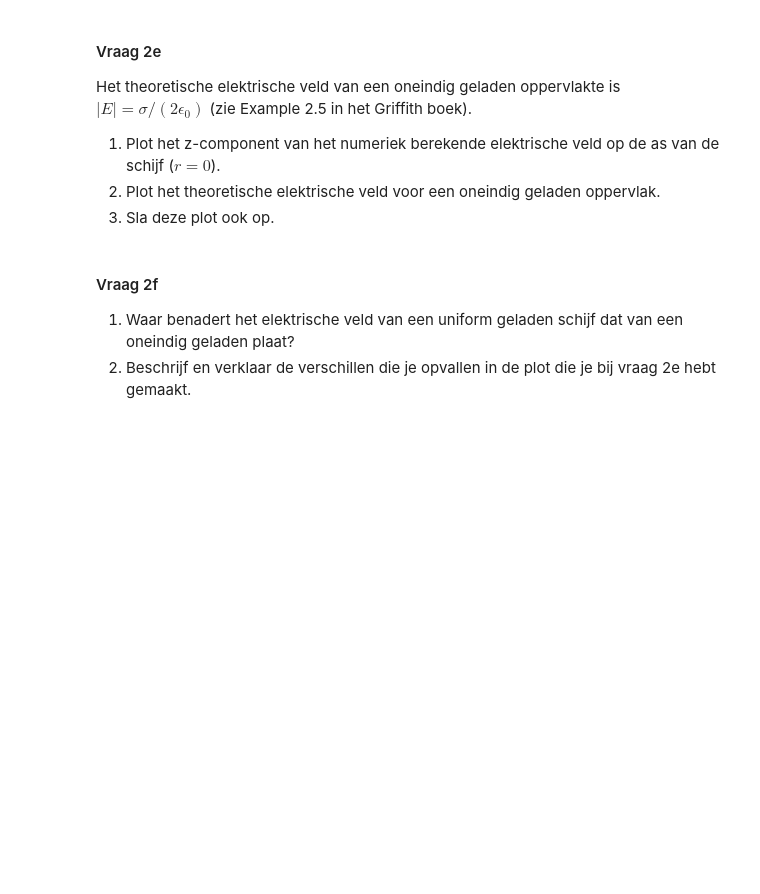
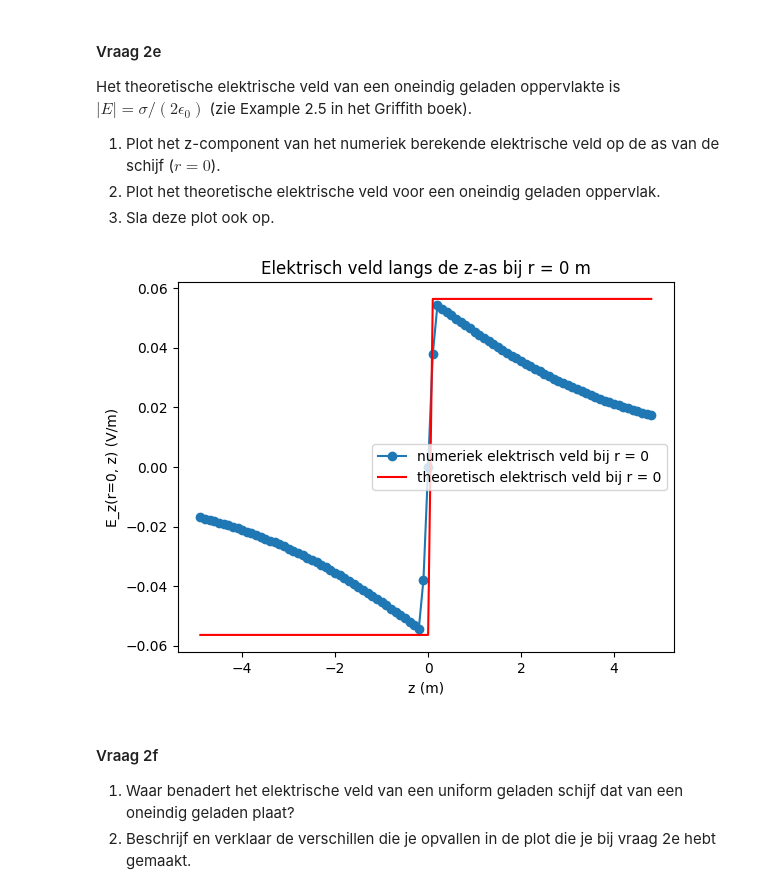
Before and after one commit to Ikbenjamin07/opdrachten-DEF-D, a Jupyter notebook: DigitaleOntwerpopdrachten/1CondensatorOpdracht/CondensatorOntwerpopdracht.ipynb, the cells around one changed output. Drawn from its saved outputs; the diff is of its cells as text; code cells hidden in the pictures; blank space fills up the shorter version.

```diff
--- a/DigitaleOntwerpopdrachten/1CondensatorOpdracht/CondensatorOntwerpopdracht.ipynb
+++ b/DigitaleOntwerpopdrachten/1CondensatorOpdracht/CondensatorOntwerpopdracht.ipynb
@@ -258,7 +278,22 @@ Het theoretische elektrische veld van een oneindig geladen oppervlakte is $|E| =
 # %%
 ###
 ###Hier jouw code###
 ###
+idx_r_zero = np.where(abs(r) < 1e-10)[0]
+
+E_theory = sigma / (2 * epsilon0)
+E_theory_curve = E_theory * np.sign(z_for_E)
+
+plt.figure()
+plt.plot(z_for_E, Ez[:, idx_r_zero], "o-", label='numeriek elektrisch veld bij r = 0')
+plt.plot(z_for_E, E_theory_curve, "r-", label='theoretisch elektrisch veld bij r = 0')
+plt.xlabel('z (m)')
+plt.ylabel('E_z(r=0, z) (V/m)')
+plt.title('Elektrisch veld langs de z-as bij r = 0 m')
+plt.legend()
+plt.show()
+# %% [output]
+[figure, added]
 # %% [markdown]
 #### Vraag 2f
 1. Waar benadert het elektrische veld van een uniform geladen schijf dat van een oneindig geladen plaat?
```
Also changed, not shown: parts of 11 cells of this notebook, 4 other files.
